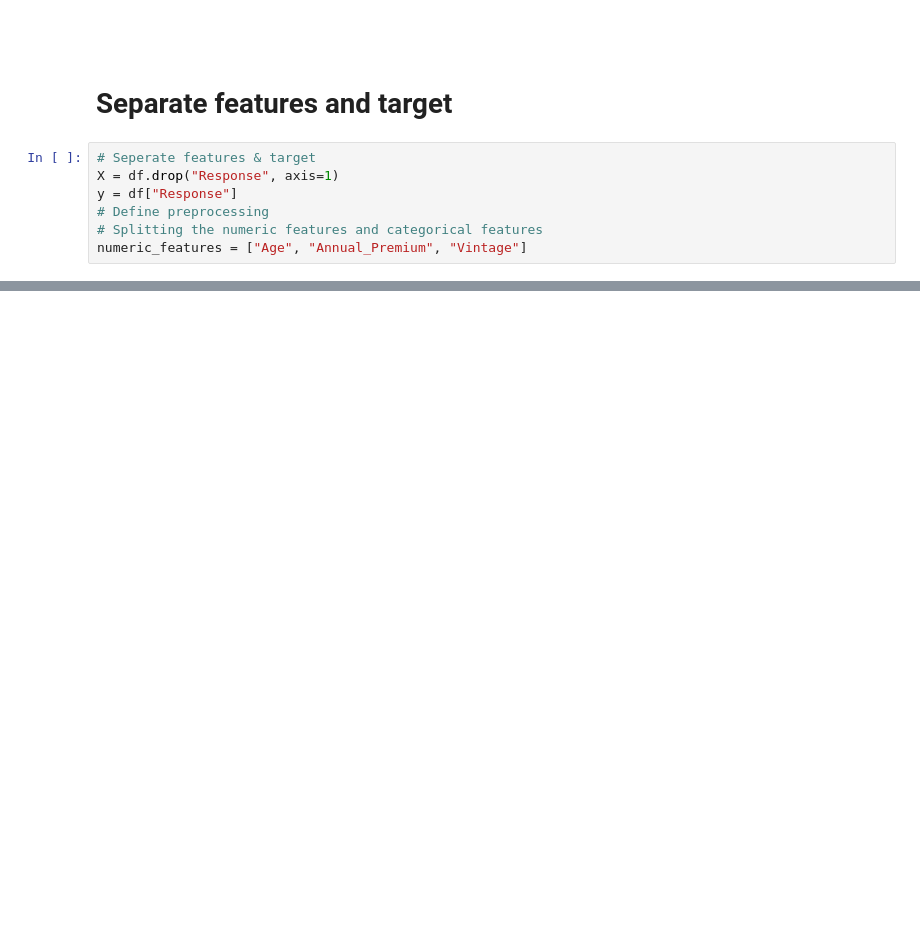
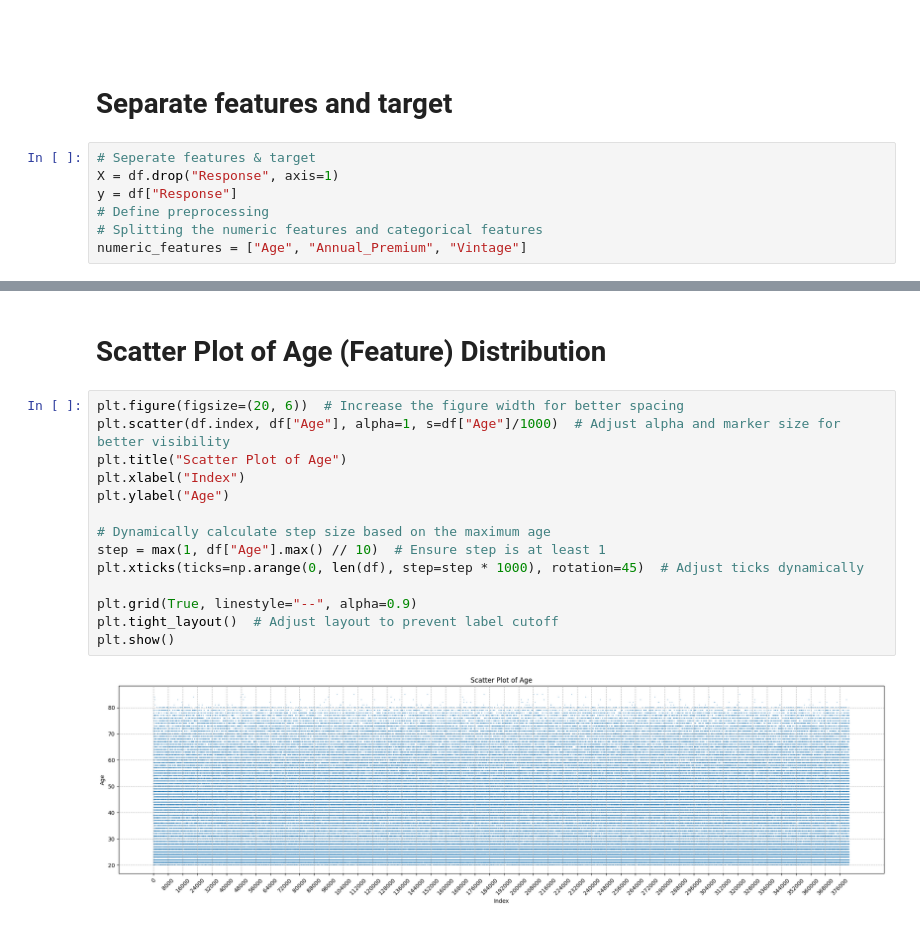
Before and after one commit to joseph-jomon/keaggling, a Jupyter notebook: First_task.ipynb, the cells around one changed output, grey strips where cells are left out. Saved outputs shown, nothing was run; the diff lists cells and outputs as text; blank space fills up the shorter version.

```diff
--- a/First_task.ipynb
+++ b/First_task.ipynb
@@ -112,0 +122,18 @@ array([1, 'Male', 44, 1, 28.0, 0, '> 2 Years', 'Yes', 40454.0, 26.0, 217],
+# %% [markdown]
+# Scatter Plot of Age (Feature) Distribution
+# %%
+plt.figure(figsize=(20, 6))  # Increase the figure width for better spacing
+plt.scatter(df.index, df["Age"], alpha=1, s=df["Age"]/1000)  # Adjust alpha and marker size for better visibility
+plt.title("Scatter Plot of Age")
+plt.xlabel("Index")
+plt.ylabel("Age")
+
+# Dynamically calculate step size based on the maximum age
+step = max(1, df["Age"].max() // 10)  # Ensure step is at least 1
+plt.xticks(ticks=np.arange(0, len(df), step=step * 1000), rotation=45)  # Adjust ticks dynamically
+
+plt.grid(True, linestyle="--", alpha=0.9)
+plt.tight_layout()  # Adjust layout to prevent label cutoff
+plt.show()
+# %% [output]
+[figure, added]
```
Also changed, not shown: parts of 46 cells of this notebook.
